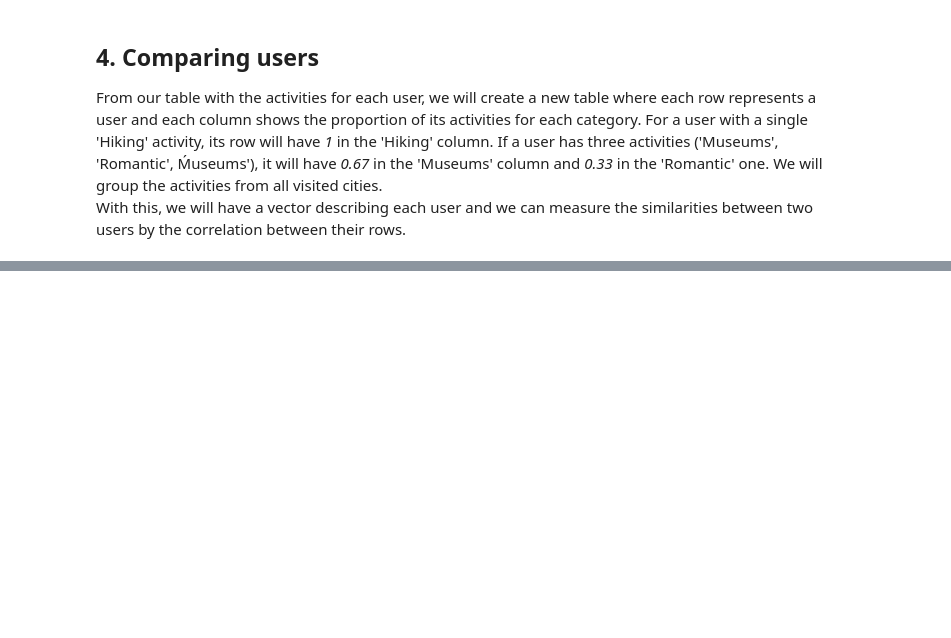
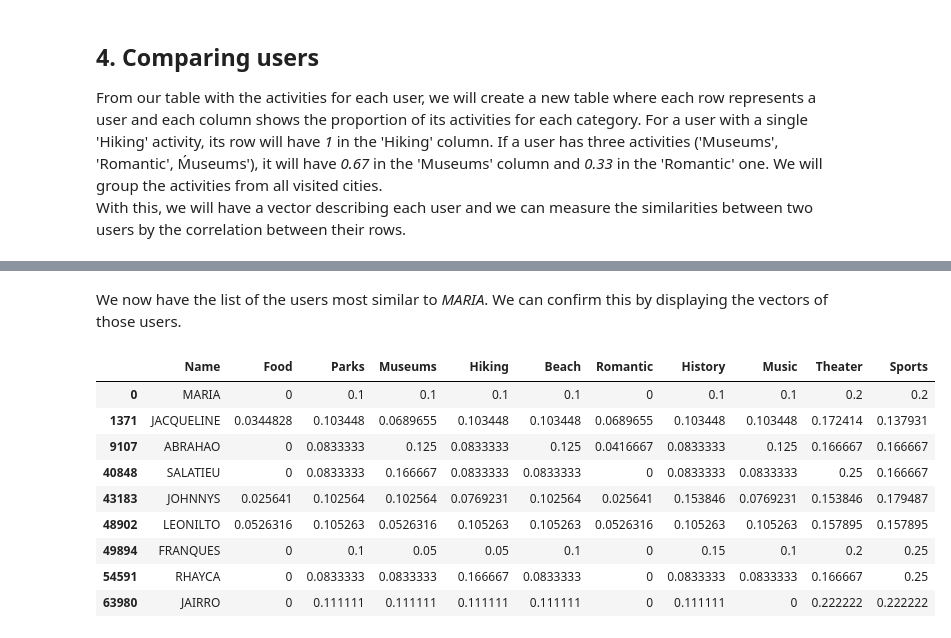
Before and after one commit to rodrigolink/travel_recommendation, a Jupyter notebook: tourism_recommendation_system.ipynb, the cells around one changed output, grey strips where cells are left out. Drawn from its saved outputs; the diff is of its cells as text; code cells hidden in the pictures; blank space fills up the shorter version.

```diff
--- a/tourism_recommendation_system.ipynb
+++ b/tourism_recommendation_system.ipynb
@@ -333,0 +391,16 @@ for ii in range(5):
+# %% [markdown]
+We now have the list of the users most similar to *MARIA*. We can confirm this by displaying the vectors of those users.
+# %%
+user_picks = corr_user_df[corr_user_df['Correlation']>0.9].index
+display(user_vector[user_vector.index.isin(user_picks)])
+# %% [output]
+|  | Name | Food | Parks | Museums | Hiking | Beach | Romantic | History | Music | Theater | Sports |
+| 0 | MARIA | 0 | 0.1 | 0.1 | 0.1 | 0.1 | 0 | 0.1 | 0.1 | 0.2 | 0.2 |
+| 1371 | JACQUELINE | 0.0344828 | 0.103448 | 0.0689655 | 0.103448 | 0.103448 | 0.0689655 | 0.103448 | 0.103448 | 0.172414 | 0.137931 |
+| 9107 | ABRAHAO | 0 | 0.0833333 | 0.125 | 0.0833333 | 0.125 | 0.0416667 | 0.0833333 | 0.125 | 0.166667 | 0.166667 |
+| 40848 | SALATIEU | 0 | 0.0833333 | 0.166667 | 0.0833333 | 0.0833333 | 0 | 0.0833333 | 0.0833333 | 0.25 | 0.166667 |
+| 43183 | JOHNNYS | 0.025641 | 0.102564 | 0.102564 | 0.0769231 | 0.102564 | 0.025641 | 0.153846 | 0.0769231 | 0.153846 | 0.179487 |
+| 48902 | LEONILTO | 0.0526316 | 0.105263 | 0.0526316 | 0.105263 | 0.105263 | 0.0526316 | 0.105263 | 0.105263 | 0.157895 | 0.157895 |
+| 49894 | FRANQUES | 0 | 0.1 | 0.05 | 0.05 | 0.1 | 0 | 0.15 | 0.1 | 0.2 | 0.25 |
+| 54591 | RHAYCA | 0 | 0.0833333 | 0.0833333 | 0.166667 | 0.0833333 | 0 | 0.0833333 | 0.0833333 | 0.166667 | 0.25 |
+| 63980 | JAIRRO | 0 | 0.111111 | 0.111111 | 0.111111 | 0.111111 | 0 | 0.111111 | 0 | 0.222222 | 0.222222 |
```
Also changed, not shown: parts of 20 cells of this notebook.
